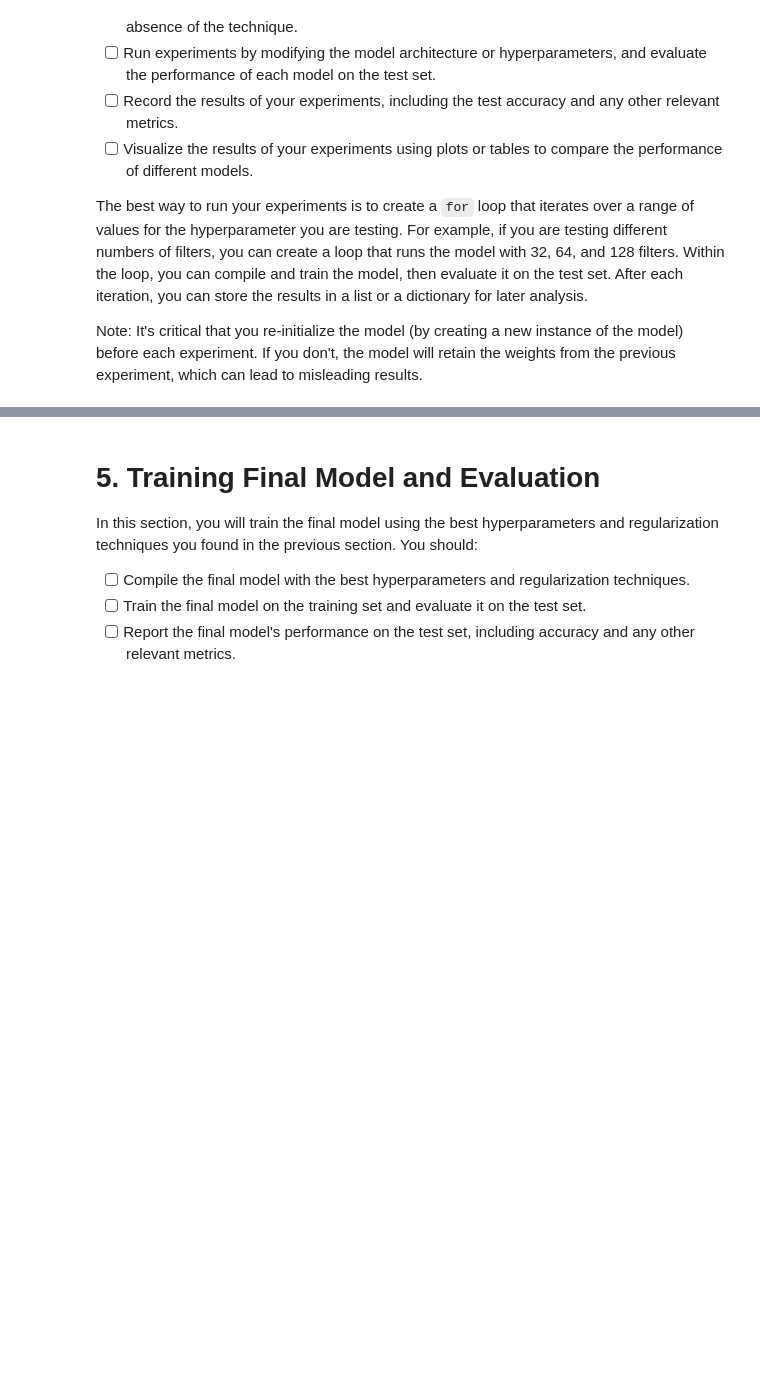
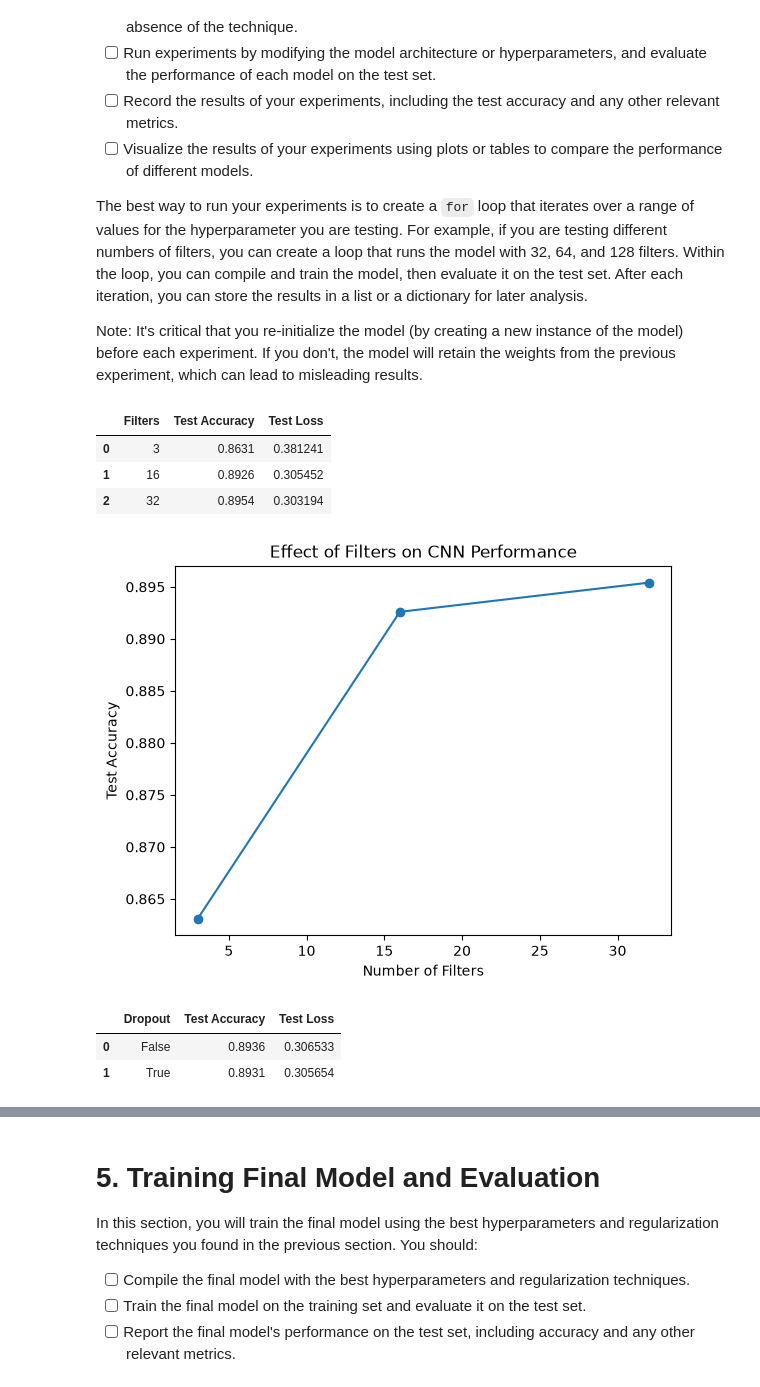
Before and after one commit to YipingMa9377/deep_learning, a Jupyter notebook: 02_activities/assignments/assignment_1.ipynb, the cells around one changed output, grey strips where cells are left out. Cells and saved outputs as stored; diff of their text form; code cells hidden in the pictures; blank space fills up the shorter version.

```diff
--- a/02_activities/assignments/assignment_1.ipynb
+++ b/02_activities/assignments/assignment_1.ipynb
@@ -205,8 +205,84 @@ The best way to run your experiments is to create a `for` loop that iterates ove
 Note: It's critical that you re-initialize the model (by creating a new instance of the model) before each experiment. If you don't, the model will retain the weights from the previous experiment, which can lead to misleading results.
 # %%
 # A. Test Hyperparameters
+import pandas as pd
+
+def build_conv2d_model(filter):
+    model = Sequential()
+    model.add(Conv2D(filters=filter, kernel_size=(5, 5), activation='relu', input_shape=(28, 28, 1)))
+    model.add(Flatten())
+    model.add(Dense(10, activation='softmax'))
+    return model
+
+filters = [3, 16, 32]
+filter_results = []
+
+for f in filters:
+    model = build_conv2d_model(f)
+    model.compile(loss='categorical_crossentropy', optimizer='adam', metrics=['accuracy'])
+    model.fit(X_train, y_train_cat, epochs=5, batch_size=32, validation_split=0.2, verbose=0)
+
+    loss, accuracy = model.evaluate(X_test, y_test_cat, verbose=0)
+    filter_results.append({
+        "Filters": f,
+        "Test Accuracy": accuracy,
+        "Test Loss": loss
+    })
+    #print(f'Filter: {f} -> accuracy: {accuracy*100:.2f}% ( Loss: {loss:.2f})')
+
+filter_results = pd.DataFrame(filter_results)
+filter_results
+# %% [output]
+|  | Filters | Test Accuracy | Test Loss |
+| 0 | 3 | 0.8631 | 0.381241 |
+| 1 | 16 | 0.8926 | 0.305452 |
+| 2 | 32 | 0.8954 | 0.303194 |
+# %%
+# Visualize the results
+plt.plot(filter_results["Filters"],
+         filter_results["Test Accuracy"],
+         marker='o'
+)
+
+plt.xlabel("Number of Filters")
+plt.ylabel("Test Accuracy")
+plt.title("Effect of Filters on CNN Performance")
+plt.show()
+# %% [output]
+[figure, added]
 # %%
 # B. Test presence or absence of regularization
+from keras.layers import Dropout
+
+def build_conv2d_model_dropout(user_dropout):
+    model = Sequential()
+    model.add(Conv2D(filters=32, kernel_size=(5, 5), activation='relu', input_shape=(28, 28, 1)))
+    model.add(Flatten())
+    if user_dropout == True:
+        model.add(Dropout(0.5))
+    model.add(Dense(10, activation='softmax'))
+    return model
+
+dropout_results = []
+
+for dropout in [False, True]:
+    model = build_conv2d_model_dropout(dropout)
+    model.compile(loss='categorical_crossentropy', optimizer='adam', metrics=['accuracy'])
+    model.fit(X_train, y_train_cat, epochs=5, batch_size=32, validation_split=0.2, verbose=0)
+
+    loss, accuracy = model.evaluate(X_test, y_test_cat, verbose=0)
+    dropout_results.append({
+        "Dropout": dropout,
+        "Test Accuracy": accuracy,
+        "Test Loss": loss
+    })
+
+dropout_results = pd.DataFrame(dropout_results)
+dropout_results
+# %% [output]
+|  | Dropout | Test Accuracy | Test Loss |
+| 0 | False | 0.8936 | 0.306533 |
+| 1 | True | 0.8931 | 0.305654 |
 # %% [markdown]
 Reflection: Report on the performance of the models you tested. Did any of the changes you made improve the model's performance? If so, which ones? What do you think contributed to these improvements? Finally, what combination of hyperparameters and regularization techniques yielded the best performance?
 
```
Also changed, not shown: parts of 1 cell of this notebook.
